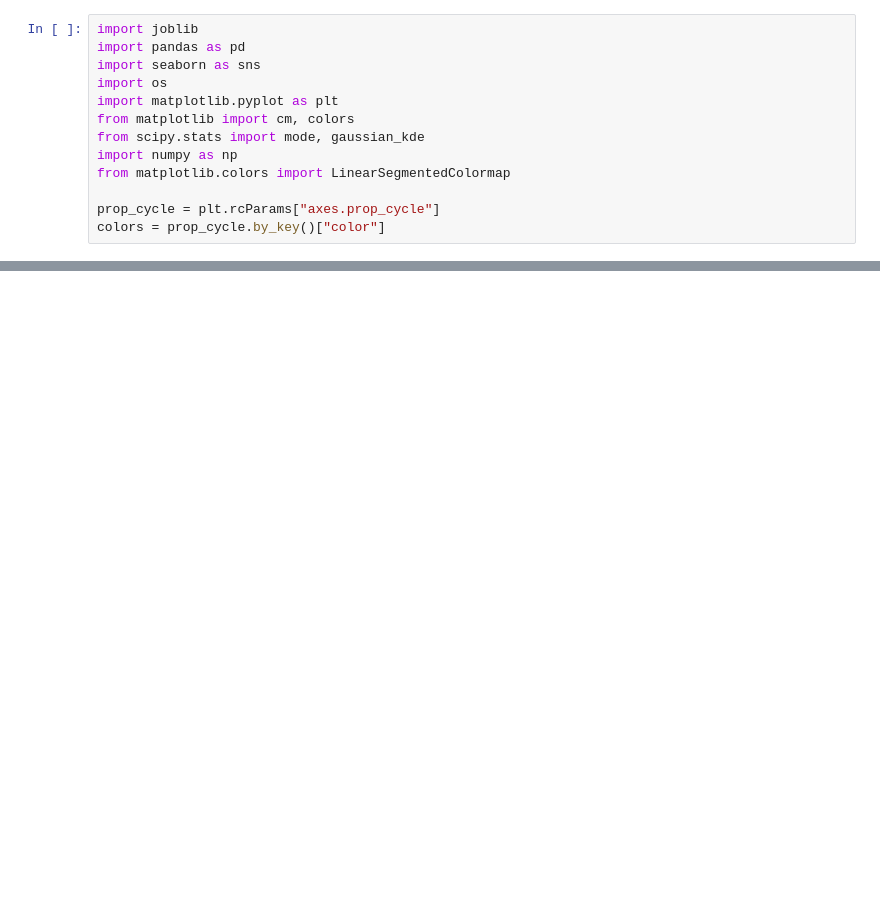
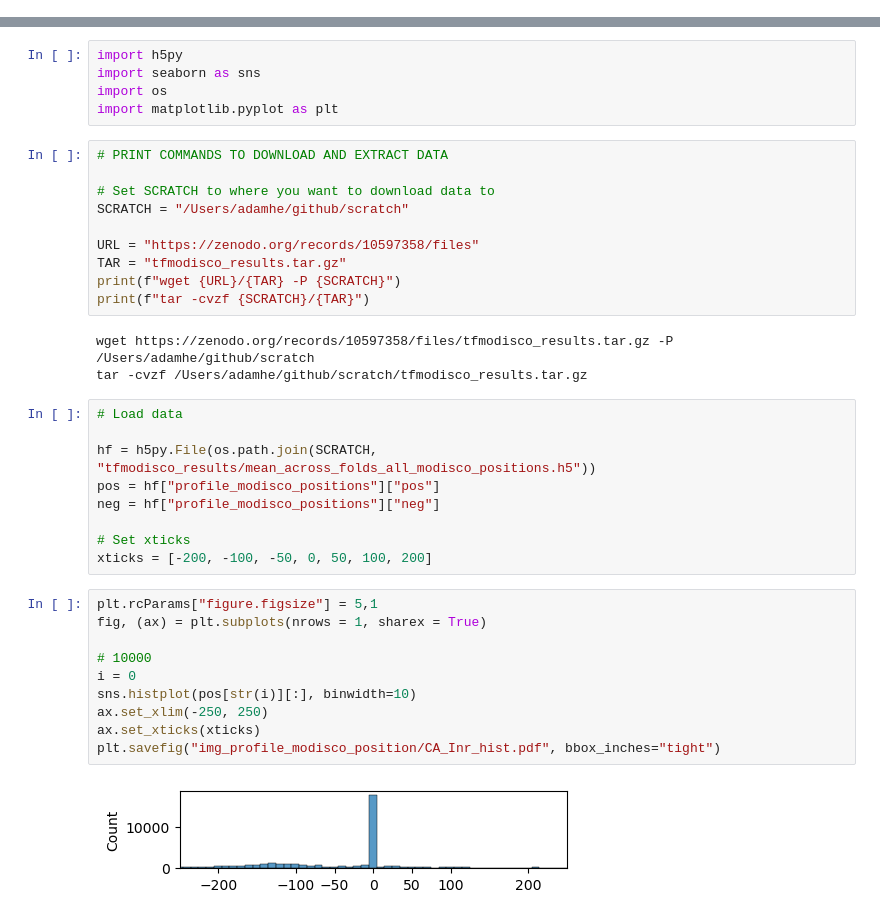
Before and after one commit to Danko-Lab/clipnet_paper, a Jupyter notebook: 5_6_motif_positioning/modisco_profile_positions.ipynb, the cells around one changed output, grey strips where cells are left out. Drawn from its saved outputs; the diff is of its cells as text; blank space fills up the shorter version.

Commit message:
cleaned up modisco motif position notebookes

```diff
--- a/5_6_motif_positioning/modisco_profile_positions.ipynb
+++ b/5_6_motif_positioning/modisco_profile_positions.ipynb
@@ -1,13 +0,0 @@
-# %%
-import joblib
-import pandas as pd
-import seaborn as sns
-import os
-import matplotlib.pyplot as plt
-from matplotlib import cm, colors
-from scipy.stats import mode, gaussian_kde
-import numpy as np
-from matplotlib.colors import LinearSegmentedColormap
-
-prop_cycle = plt.rcParams["axes.prop_cycle"]
-colors = prop_cycle.by_key()["color"]
@@ -550,0 +8,39 @@ ModeResult(mode=0, count=51)
+# %%
+import h5py
+import seaborn as sns
+import os
+import matplotlib.pyplot as plt
+# %%
+# PRINT COMMANDS TO DOWNLOAD AND EXTRACT DATA
+
+# Set SCRATCH to where you want to download data to
+SCRATCH = "/Users/adamhe/github/scratch"
+
+URL = "https://zenodo.org/records/10597358/files"
+TAR = "tfmodisco_results.tar.gz"
+print(f"wget {URL}/{TAR} -P {SCRATCH}")
+print(f"tar -cvzf {SCRATCH}/{TAR}")
+# %% [output]
+wget https://zenodo.org/records/10597358/files/tfmodisco_results.tar.gz -P /Users/adamhe/github/scratch
+tar -cvzf /Users/adamhe/github/scratch/tfmodisco_results.tar.gz
+# %%
+# Load data
+
+hf = h5py.File(os.path.join(SCRATCH, "tfmodisco_results/mean_across_folds_all_modisco_positions.h5"))
+pos = hf["profile_modisco_positions"]["pos"]
+neg = hf["profile_modisco_positions"]["neg"]
+
+# Set xticks
+xticks = [-200, -100, -50, 0, 50, 100, 200]
+# %%
+plt.rcParams["figure.figsize"] = 5,1
+fig, (ax) = plt.subplots(nrows = 1, sharex = True)
+
+# 10000
+i = 0
+sns.histplot(pos[str(i)][:], binwidth=10)
+ax.set_xlim(-250, 250)
+ax.set_xticks(xticks)
+plt.savefig("img_profile_modisco_position/CA_Inr_hist.pdf", bbox_inches="tight")
+# %% [output]
+[figure, added]
```
Also changed, not shown: parts of 64 cells of this notebook, 43 other files.
